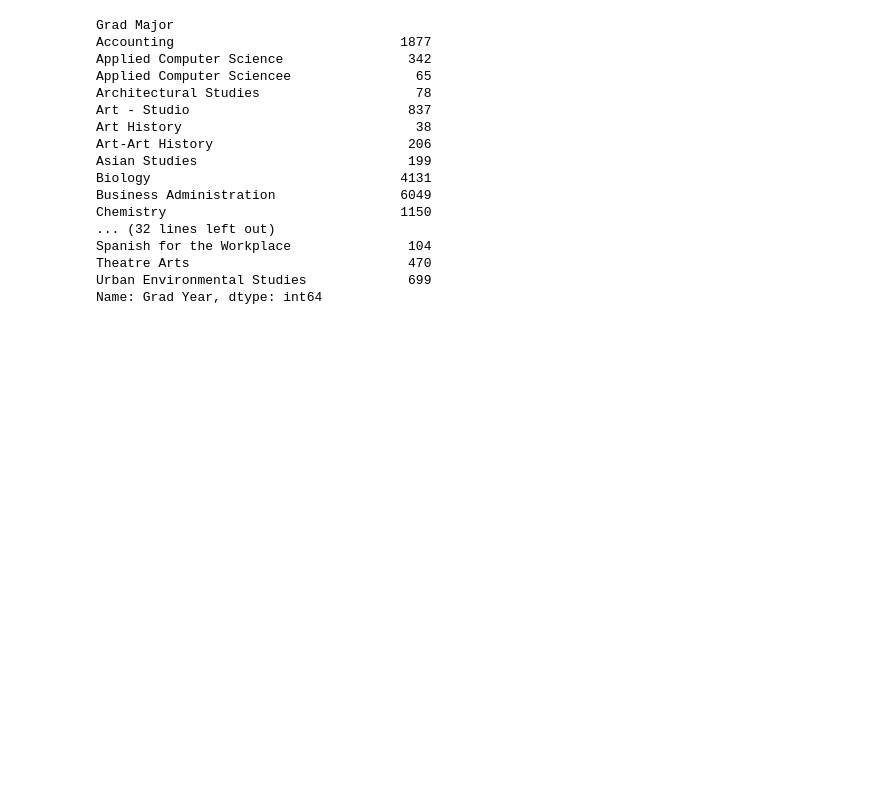
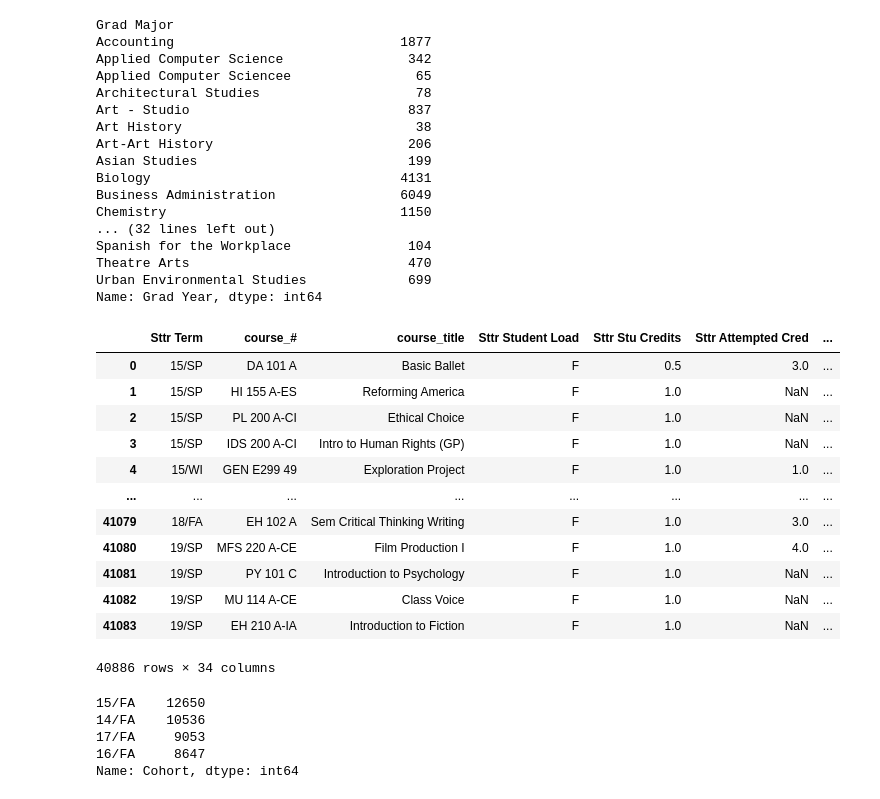
Before and after one commit to dcalexan/bsc_student_success, a Jupyter notebook: notebooks/BSC_success_Pete.ipynb, the cells around one changed output. Drawn from its saved outputs; the diff is of its cells as text; code cells hidden in the pictures; blank space fills up the shorter version.

```diff
--- a/notebooks/BSC_success_Pete.ipynb
+++ b/notebooks/BSC_success_Pete.ipynb
@@ -88,3 +94,31 @@ Spanish for the Workplace               104
 Theatre Arts                            470
 Urban Environmental Studies             699
 Name: Grad Year, dtype: int64
+# %%
+#only select the 4 cohorts of interest
+df_4 = df.loc[(df['Cohort'] == '14/FA') | (df['Cohort'] == '15/FA') | (df['Cohort'] == '16/FA')
+              | (df['Cohort'] == '17/FA')]
+df_4 = df_4.dropna(subset=['Sttr Term'])
+df_4
+# %% [output]
+|  | Sttr Term | course_# | course_title | Sttr Student Load | Sttr Stu Credits | Sttr Attempted Cred | ... |
+| 0 | 15/SP | DA 101 A | Basic Ballet | F | 0.5 | 3.0 | ... |
+| 1 | 15/SP | HI 155 A-ES | Reforming America | F | 1.0 | NaN | ... |
+| 2 | 15/SP | PL 200 A-CI | Ethical Choice | F | 1.0 | NaN | ... |
+| 3 | 15/SP | IDS 200 A-CI | Intro to Human Rights (GP) | F | 1.0 | NaN | ... |
+| 4 | 15/WI | GEN E299 49 | Exploration Project | F | 1.0 | 1.0 | ... |
+| ... | ... | ... | ... | ... | ... | ... | ... |
+| 41079 | 18/FA | EH 102 A | Sem Critical Thinking Writing | F | 1.0 | 3.0 | ... |
+| 41080 | 19/SP | MFS 220 A-CE | Film Production I | F | 1.0 | 4.0 | ... |
+| 41081 | 19/SP | PY 101 C | Introduction to Psychology | F | 1.0 | NaN | ... |
+| 41082 | 19/SP | MU 114 A-CE | Class Voice | F | 1.0 | NaN | ... |
+| 41083 | 19/SP | EH 210 A-IA | Introduction to Fiction | F | 1.0 | NaN | ... |
+40886 rows × 34 columns
+# %%
+df_4['Cohort'].value_counts()
+# %% [output]
+15/FA    12650
+14/FA    10536
+17/FA     9053
+16/FA     8647
+Name: Cohort, dtype: int64
```
Also changed, not shown: parts of 27 cells of this notebook, 1 other file.
